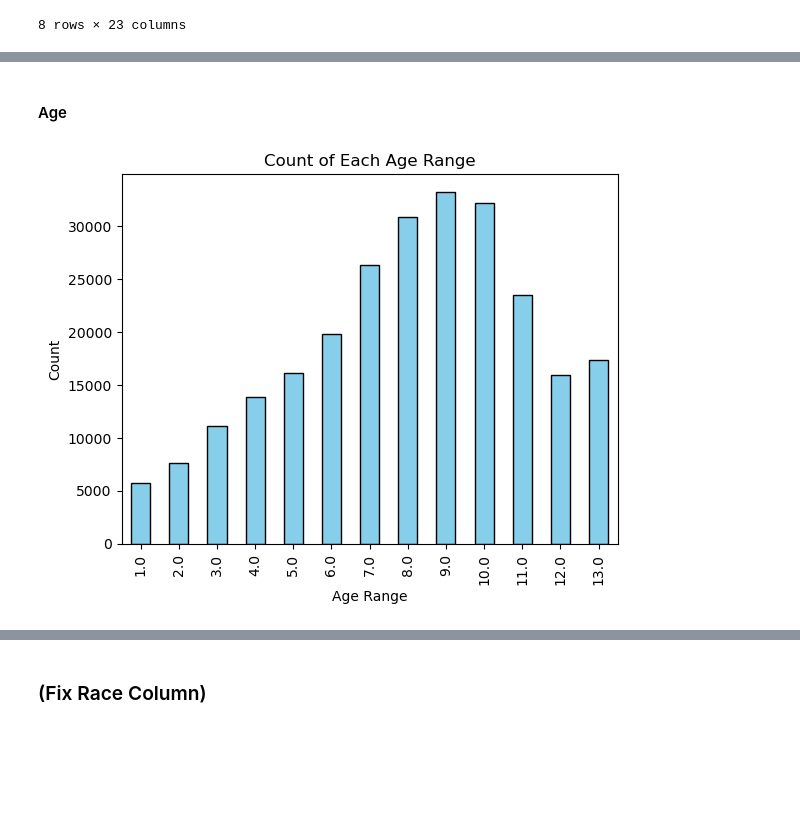
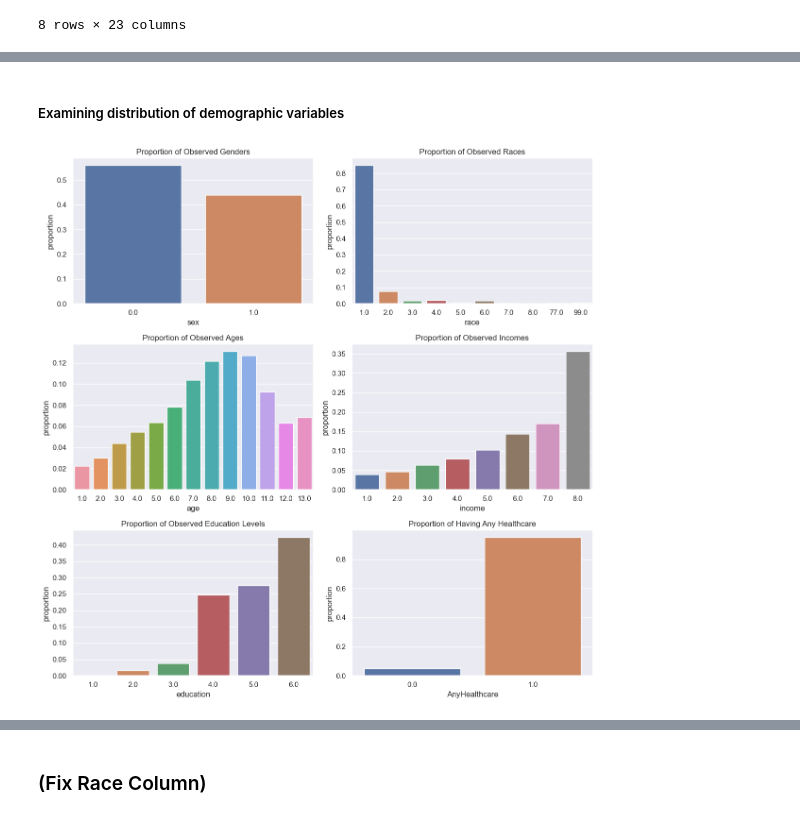
Before and after one commit to 474benchen/bias_aware_gridsearchCV, a Jupyter notebook: diabetes_example/diabetes_example.ipynb, the cells around one changed output, grey strips where cells are left out. Cells and saved outputs as stored; diff of their text form; code cells hidden in the pictures; blank space fills up the shorter version.

Commit message:
update eda plots

```diff
--- a/diabetes_example/diabetes_example.ipynb
+++ b/diabetes_example/diabetes_example.ipynb
@@ -24,6 +24,7 @@ import os
 # import plotting tools
 import matplotlib.pyplot as plt
 import seaborn as sns
+sns.set_theme(style="darkgrid")
 
 # import data processing
 from sklearn.model_selection import train_test_split
@@ -238,17 +197,47 @@ plt.show()
-# %% [markdown]
-#### Age
-# %%
-# Count the occurrences of each age range
-age_counts = data['Age'].value_counts()
-
-# Sorting the age ranges to display in order
-sorted_age_counts = age_counts.sort_index()
-
-# Plotting the bar chart
-sorted_age_counts.plot(kind='bar', color='skyblue', edgecolor='black')
-plt.xlabel('Age Range')
-plt.ylabel('Count')
-plt.title('Count of Each Age Range')
-plt.show()
-# %% [output]
-[figure, removed]
+# %% [markdown]
+##### Examining distribution of demographic variables
+# %%
+# Create 2x2 axis for plots
+fig, axes = plt.subplots(3, 2, figsize=(12, 12))
+
+# plot gender
+prop_sex = data['Sex'].value_counts(normalize=True)
+prop_sex_df = pd.DataFrame({'sex': prop_sex.index, 'proportion': prop_sex.values})
+sns.barplot(data=prop_sex_df, x='sex', y='proportion', ax = axes[0, 0])
+axes[0, 0].set_title("Proportion of Observed Genders")
+
+# plot race
+prop_race = data['Race'].value_counts(normalize=True)
+prop_race_df = pd.DataFrame({'race': prop_race.index, 'proportion': prop_race.values})
+sns.barplot(data=prop_race_df, x='race', y='proportion', ax = axes[0, 1])
+axes[0, 1].set_title("Proportion of Observed Races")
+
+# plot age
+prop_age = data['Age'].value_counts(normalize=True)
+prop_age_df = pd.DataFrame({'age': prop_age.index, 'proportion': prop_age.values})
+sns.barplot(data=prop_age_df, x='age', y='proportion', ax=axes[1, 0])
+axes[1, 0].set_title("Proportion of Observed Ages")
+
+# plot income
+prop_income = data['Income'].value_counts(normalize=True)
+prop_income_df = pd.DataFrame({'income': prop_income.index, 'proportion': prop_income.values})
+sns.barplot(data=prop_income_df, x='income', y='proportion', ax=axes[1, 1])
+axes[1, 1].set_title("Proportion of Observed Incomes")
+
+# plot education levels
+prop_education = data['Education'].value_counts(normalize=True)
+prop_education_df = pd.DataFrame({'education': prop_education.index, 'proportion': prop_education.values})
+sns.barplot(data=prop_education_df, x='education', y='proportion', ax=axes[2, 0])
+axes[2, 0].set_title("Proportion of Observed Education Levels")
+
+# plot healthcare status
+prop_any_healthcare = data['AnyHealthcare'].value_counts(normalize=True)
+prop_any_healthcare_df = pd.DataFrame({'AnyHealthcare': prop_any_healthcare.index, 'proportion': prop_any_healthcare.values})
+sns.barplot(data=prop_any_healthcare_df, x='AnyHealthcare', y='proportion', ax=axes[2, 1])
+axes[2, 1].set_title("Proportion of Having Any Healthcare")
+
+# show plots
+plt.tight_layout()
+plt.show()
+# %% [output]
+[figure, added]
```
Also changed, not shown: parts of 15 cells of this notebook.
